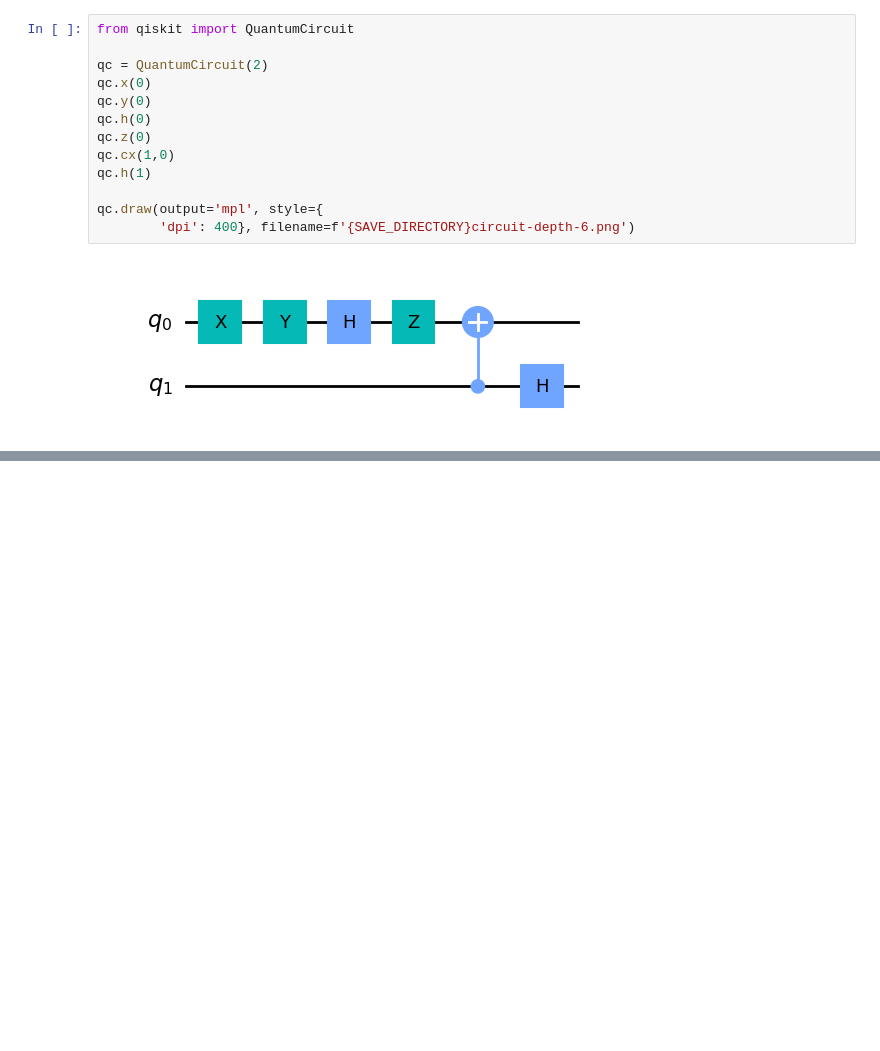
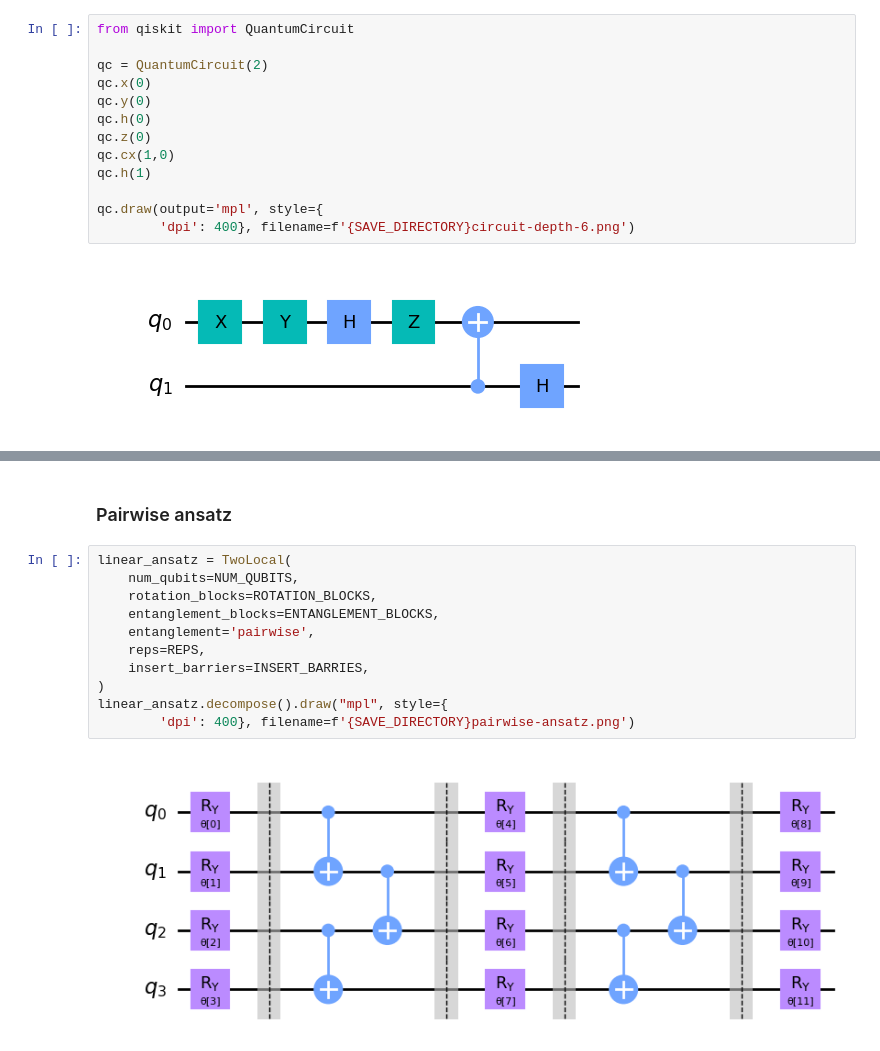
Before and after one commit to misosvec/optimization-of-variational-quantum-eigensolvers, a Jupyter notebook: src/visualizations.ipynb, the cells around one changed output, grey strips where cells are left out. Cells and saved outputs as stored; diff of their text form; blank space fills up the shorter version.

```diff
--- a/src/visualizations.ipynb
+++ b/src/visualizations.ipynb
@@ -359,0 +415,15 @@ qc.draw(output='mpl', style={
+# %% [markdown]
+### Pairwise ansatz
+# %%
+linear_ansatz = TwoLocal(
+    num_qubits=NUM_QUBITS,
+    rotation_blocks=ROTATION_BLOCKS,
+    entanglement_blocks=ENTANGLEMENT_BLOCKS,
+    entanglement='pairwise',
+    reps=REPS,
+    insert_barriers=INSERT_BARRIES,
+)
+linear_ansatz.decompose().draw("mpl", style={
+        'dpi': 400}, filename=f'{SAVE_DIRECTORY}pairwise-ansatz.png')
+# %% [output]
+[figure, added]
```
Also changed, not shown: parts of 8 cells of this notebook.
